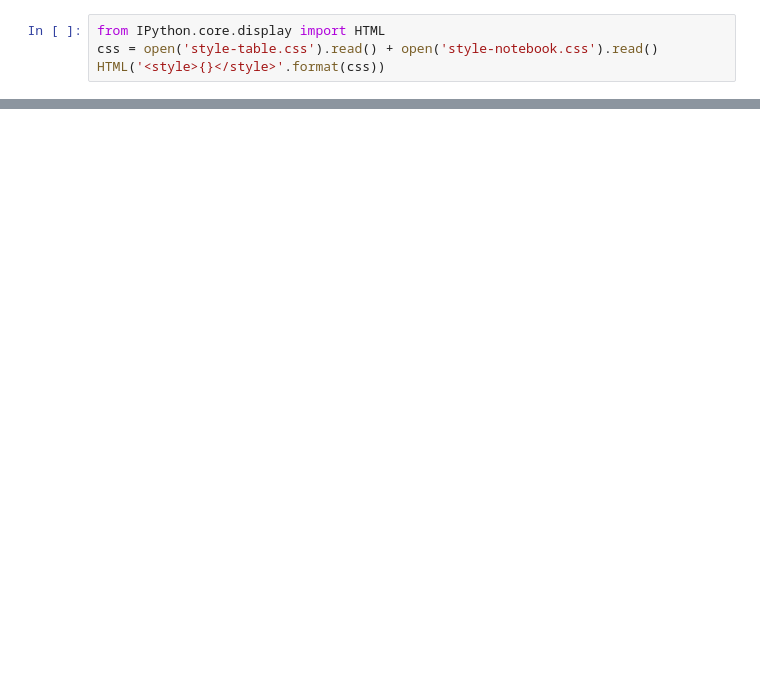
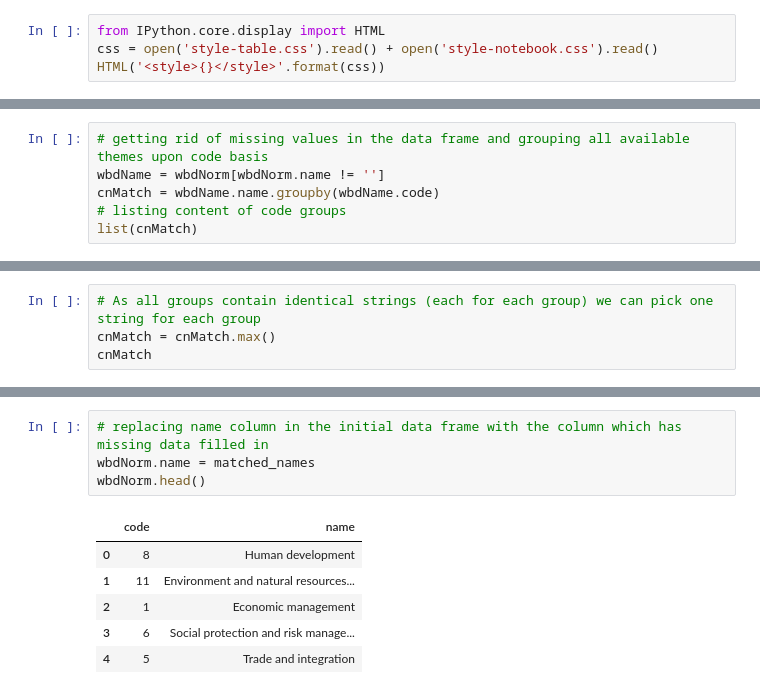
Before and after one commit to iabdrashitov/EDAs, a Jupyter notebook: pandas_world_bank_json_data.ipynb, the cells around one changed output, grey strips where cells are left out. Saved outputs shown, nothing was run; the diff lists cells and outputs as text; blank space fills up the shorter version.

```diff
--- a/pandas_world_bank_json_data.ipynb
+++ b/pandas_world_bank_json_data.ipynb
@@ -88 +77,7 @@ Urban development                                47
 Name: name, dtype: int64
+# %%
+# getting rid of missing values in the data frame and grouping all available themes upon code basis
+wbdName = wbdNorm[wbdNorm.name != '']
+cnMatch = wbdName.name.groupby(wbdName.code)
+# listing content of code groups
+list(cnMatch)
@@ -88,0 +102,4 @@ Name: name, dtype: int64
+# %%
+# As all groups contain identical strings (each for each group) we can pick one string for each group
+cnMatch = cnMatch.max()
+cnMatch
@@ -88,0 +147,11 @@ Name: name, dtype: int64
+# %%
+# replacing name column in the initial data frame with the column which has missing data filled in
+wbdNorm.name = matched_names
+wbdNorm.head()
+# %% [output]
+|  | code | name |
+| 0 | 8 | Human development |
+| 1 | 11 | Environment and natural resources... |
+| 2 | 1 | Economic management |
+| 3 | 6 | Social protection and risk manage... |
+| 4 | 5 | Trade and integration |
```
Also changed, not shown: parts of 18 cells of this notebook.
